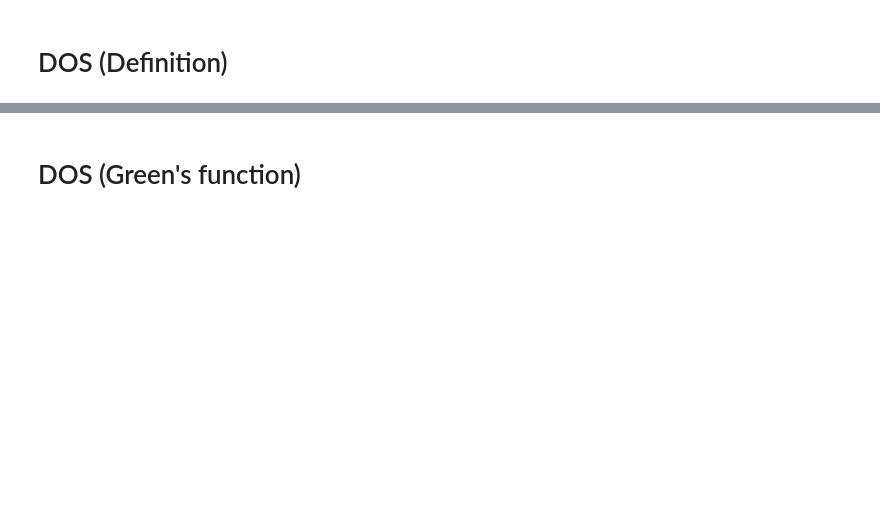
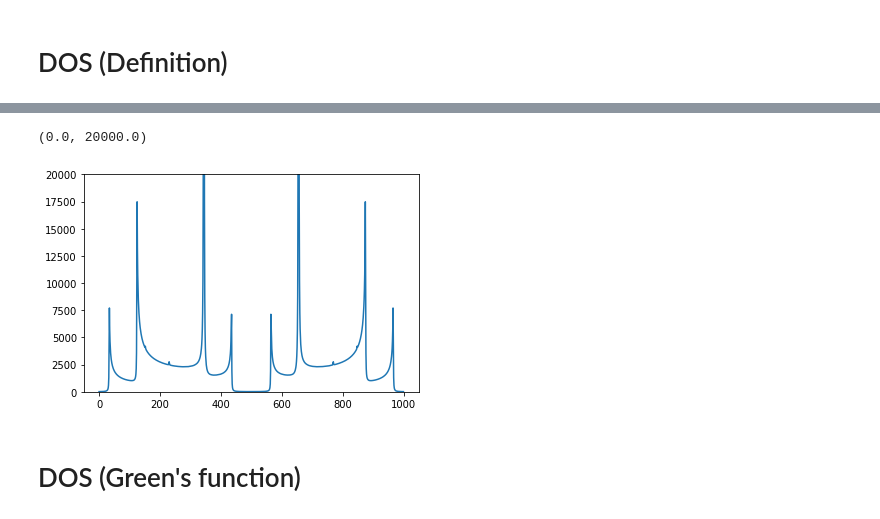
Before and after one commit to franklinzppa/electronic-structure, a Jupyter notebook: nanotubes/nanotubes.ipynb, the cells around one changed output, grey strips where cells are left out. Saved outputs shown, nothing was run; the diff lists cells and outputs as text; code cells hidden in the pictures; blank space fills up the shorter version.

```diff
--- a/nanotubes/nanotubes.ipynb
+++ b/nanotubes/nanotubes.ipynb
@@ -136,6 +136,18 @@ plt.title(f'N-ZZNT, N = 11')
 plt.show()
 # %% [output]
 [figure]
+# %%
+eta = 1e-2
+Ek = np.linspace(-9.0, 9.0, 1000)
+
+E = diagonalize(N=4, hamiltonian_function=make_NZZNT_hamiltonian)
+
+dos = get_dos(Ek, E, eta)
+plt.plot(dos)
+plt.ylim(0, 20000)
+# %% [output]
+(0.0, 20000.0)
+[figure, added]
 # %% [markdown]
 # DOS (Green's function)
 # %%
```
Also changed, not shown: parts of 9 cells of this notebook, 2 other files.
